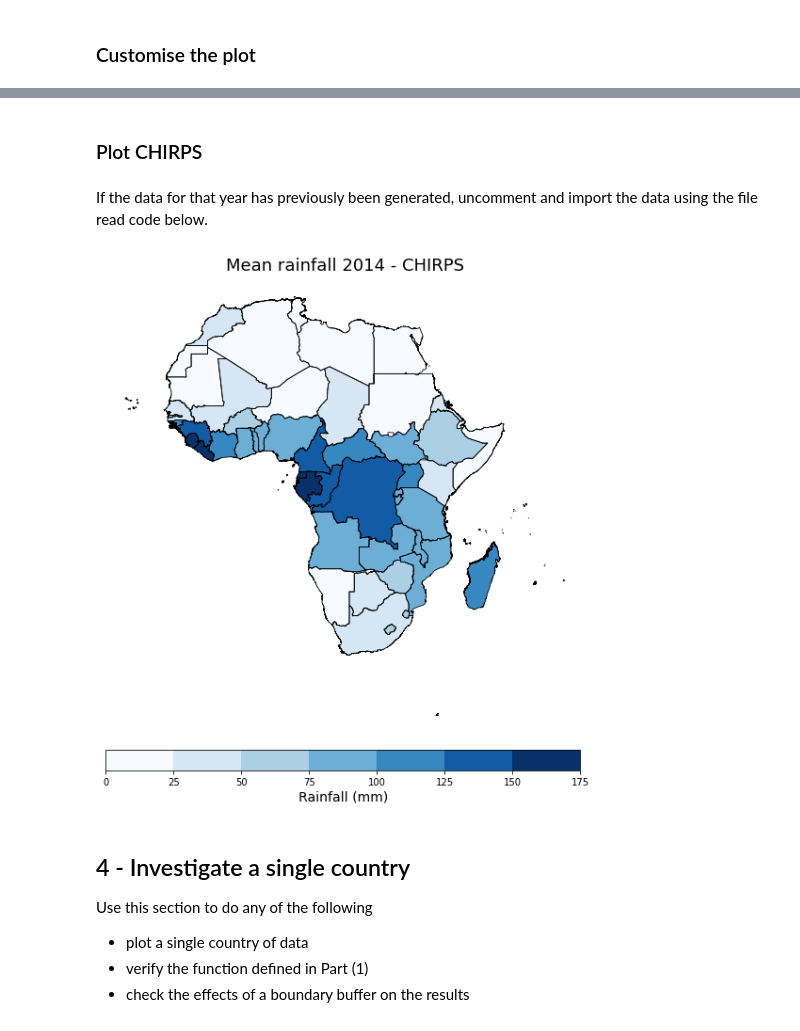
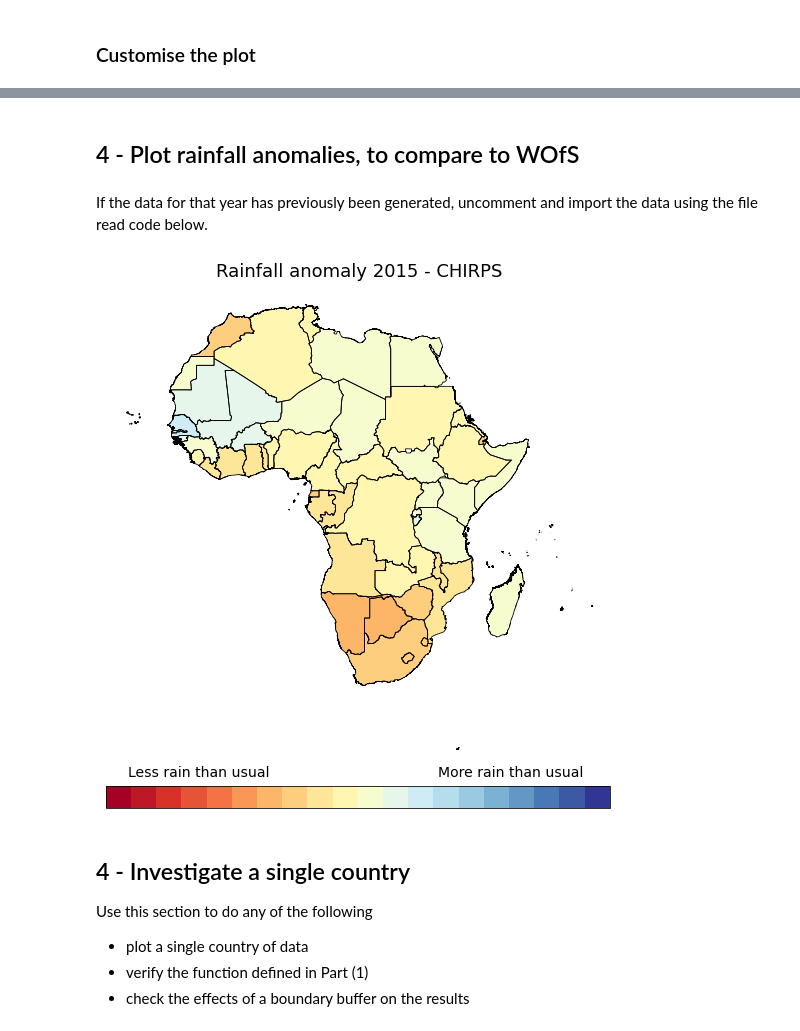
Before and after one commit to digitalearthafrica/wofs-validation, a Jupyter notebook: 03_Figures_for_paper/Plot_WofS_by_country.ipynb, the cells around one changed output, grey strips where cells are left out. Drawn from its saved outputs; the diff is of its cells as text; code cells hidden in the pictures.

Commit message:
2020 images

```diff
--- a/03_Figures_for_paper/Plot_WofS_by_country.ipynb
+++ b/03_Figures_for_paper/Plot_WofS_by_country.ipynb
@@ -244,4 +251,14 @@ This can be used to sense-check a country that has a year which deviates a lot f
 vector_file = "Plot_WOfS_by_country-data/african_countries.shp"
 gdf = gpd.read_file(vector_file)
 # %%
-year = '2014'
+attribute_col = 'name'
+year = '2015'
+
+resolution = (-5000, 5000) # native CHIRPS resolution
+output_crs = 'EPSG:6933'
+measurements = ['rainfall']
+
+query = {'measurements': measurements,
+         'resolution': resolution,
+         'output_crs': output_crs,
+         }
@@ -312,0 +331,2 @@ gdf.to_file("Plot_WOfS_by_country-data/chirps_per_country_"+year+"_5km.geojson",
+# %%
+chirps_year, chpclim_year = rainfall_per_polygon(gdf, year)
@@ -312,0 +335,13 @@ gdf.to_file("Plot_WOfS_by_country-data/chirps_per_country_"+year+"_5km.geojson",
+# %%
+# Assign to geodataframe
+pd_chirps = pd.Series(chirps_year)
+pd_chpclim = pd.Series(chpclim_year)
+pdrain_diff = pd_chirps - pd_chpclim
+
+gdf = gdf.assign(avg_chirps=pd_chirps.values)
+gdf = gdf.assign(avg_chpclim=pd_chpclim.values)
+gdf = gdf.assign(rain_diff=pdrain_diff.values)
+
+# Calculate percentage difference
+rain_pc_change = (gdf.rain_diff/gdf.avg_chpclim*100).fillna(0)
+gdf = gdf.assign(pc_rain=rain_pc_change.values)
@@ -313,5 +360,5 @@ gdf.to_file("Plot_WOfS_by_country-data/chirps_per_country_"+year+"_5km.geojson",
 # %% [markdown]
-### Plot CHIRPS
+## 4 - Plot rainfall anomalies, to compare to WOfS
 # %% [markdown]
 If the data for that year has previously been generated, uncomment and import the data using the file read code below.
 # %%
@@ -327,44 +371,48 @@ fig.subplots_adjust(bottom=0.2)
 cax = fig.add_axes([0.16, 0.15, 0.70, 0.03])
 
 # Define colour map
-cmap = mpl.cm.Blues
-bounds = list(range(0, 200, 25))
+cmap = mpl.cm.RdYlBu
+bounds = list(range(-100, 101, 10))
 norm = mpl.colors.BoundaryNorm(bounds, cmap.N)#, extend='both')
 cbar = mpl.colorbar.ColorbarBase(cax, cmap=cmap,
                                 norm=norm,
                                 orientation='horizontal')
 
 # Define colourbar labelling
-cbar.set_ticks([list(range(0, 200, 25))])
+cbar.set_ticks([])
 # cbar.set_ticklabels(list('{:2}%'.format(i) for i in (list(range(-100, 101, 25)))))
-cbar.set_label("Rainfall (mm)", fontsize='14')
+# cbar.set_label("Rainfall (mm)", fontsize='14')
 
 # Turn off lon-lat ticks and labels
 ax.set_yticklabels([])
 ax.set_xticklabels([])
 ax.set_xticks([])
 ax.set_yticks([])
 
 # Remove frame
 ax.spines['top'].set_visible(False)
 ax.spines['right'].set_visible(False)
 ax.spines['bottom'].set_visible(False)
 ax.spines['left'].set_visible(False)
 
 # plot 'pc_change' and 'geometry' boundary lines
-gdf.plot('avg_chirps', ax=ax, cmap=cmap, norm=norm)
+gdf.plot('pc_rain', ax=ax, cmap=cmap, norm=norm)
 gdf.geometry.plot(ax=ax, linewidth=0.8, edgecolor='black', facecolor="none")
 
+# Additional text boxes
+ax.text(-25, -52, s="Less rain than usual", color='black', fontsize='14')
+ax.text(34, -52, s="More rain than usual", color='black', fontsize='14')
+
 # Plot title
-ax.set_title("Mean rainfall "+year+" - CHIRPS", fontsize='18')
+ax.set_title("Rainfall anomaly "+year+" - CHIRPS", fontsize='18')
 
 # Export figure
-fig.savefig('chirps_per_country_'+year+'_5km.png',
+fig.savefig('rainfall_anomaly_per_country_'+year+'_5km.png',
             bbox_inches='tight',
             dpi=200,
             facecolor="white")
 # %% [output]
-[figure, old version]
+[figure, new version]
 # %% [markdown]
 ## 4 - Investigate a single country
 
```
Also changed, not shown: parts of 22 cells of this notebook, 18 other files.
